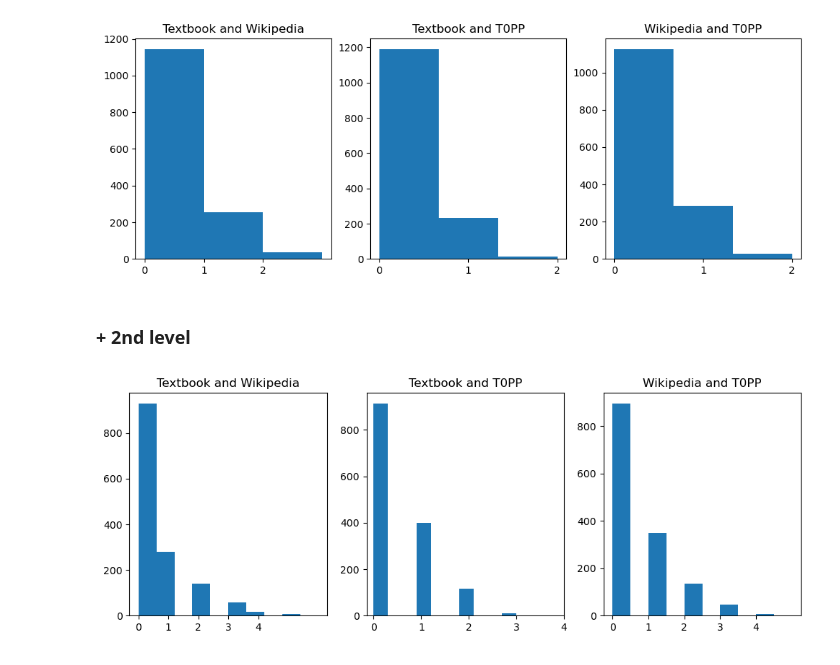
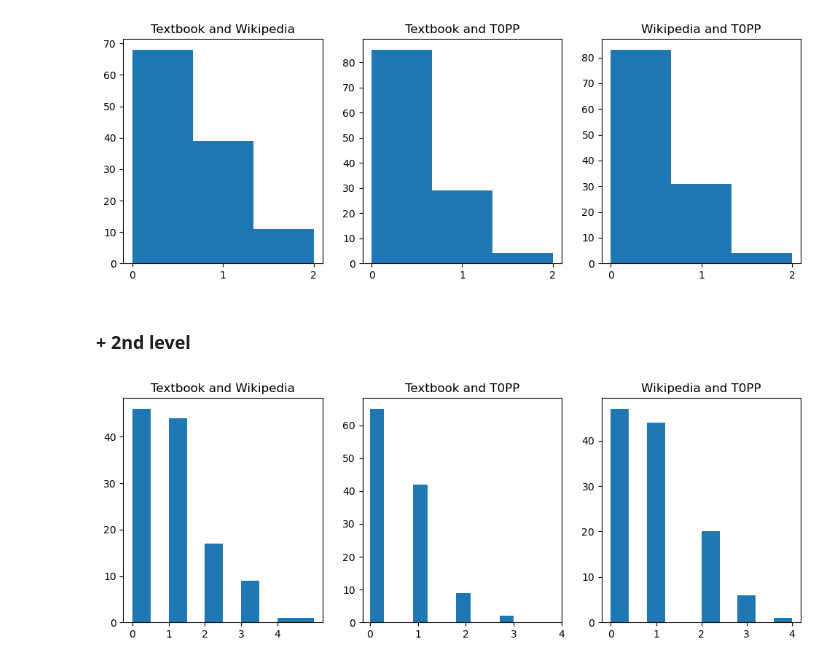
Before and after one commit to mlcolab/learning-dependencies, a Jupyter notebook: exp/22_Metrics.ipynb, the cells around one changed output. Cells and saved outputs as stored; diff of their text form; code cells hidden in the pictures.

```diff
--- a/exp/22_Metrics.ipynb
+++ b/exp/22_Metrics.ipynb
@@ -5,12 +9,17 @@ from matplotlib import pyplot as plt
+# %%
+MIN_OCCURENCES=5
 # %%
 df_wiki = pd.read_csv("../dat/wiki/graph.csv")
 df_llm = pd.read_json("../dat/llm/graph.json")
 df_textbook = pd.read_json("../dat/textbooks/graph.json").iloc[:,[0,3]]
 df_textbook.columns=['concept','dep_articles_textbook']
 df_wiki.dep_articles = [[dep[1] for dep in ast.literal_eval(deps)] for deps in (df_wiki.dep_articles)]
+# %%
+_, _, df_count = data_layer.read_index_and_wiki_concepts(include_counts=True)
 # %%
 deps = pd.merge(df_wiki[['concept', 'dep_articles']], df_llm[['concept', 'dep_articles']], on="concept", suffixes=('_wiki', '_llm'))
 deps = pd.merge(deps[['concept', 'dep_articles_wiki', 'dep_articles_llm']], df_textbook[['concept', 'dep_articles_textbook']], on="concept")
+deps = pd.merge(deps, df_count, on="concept")
 # %%
 def get_number_common_concepts(concept, first, second):
     deps1 = set(first)
@@ -23,18 +32,20 @@ def get_number_common_concepts(concept, first, second):
 deps['num_common_tb_wiki'] = deps.apply(lambda r: get_number_common_concepts(r.concept, r.dep_articles_textbook, r.dep_articles_wiki), axis=1)
 deps['num_common_tb_llm'] = deps.apply(lambda r: get_number_common_concepts(r.concept, r.dep_articles_textbook, r.dep_articles_llm), axis=1)
 deps['num_common_llm_wiki'] = deps.apply(lambda r: get_number_common_concepts(r.concept, r.dep_articles_llm, r.dep_articles_wiki), axis=1)
+# %%
+filter = deps['count']>=MIN_OCCURENCES
 # %%
 figs, ax = plt.subplots(1, 3, figsize=(12,4))
 ax[0].set_title("Textbook and Wikipedia")
-ax[0].hist(deps['num_common_tb_wiki'], bins=3)
+ax[0].hist(deps.loc[filter,'num_common_tb_wiki'], bins=3)
 ax[1].set_title("Textbook and T0PP")
-ax[1].hist(deps['num_common_tb_llm'], bins=3)
+ax[1].hist(deps.loc[filter,'num_common_tb_llm'], bins=3)
 ax[2].set_title("Wikipedia and T0PP")
-ax[2].hist(deps['num_common_llm_wiki'], bins=3)
+ax[2].hist(deps.loc[filter,'num_common_llm_wiki'], bins=3)
 for i in range(3): ax[i].set_xticks(range(3))
 plt.show()
 # %% [output]
-[figure, old version]
+[figure, new version]
 # %% [markdown]
 ### + 2nd level
 # %%
@@ -60,12 +71,12 @@ deps['num_common_llm_wiki2'] = deps.apply(lambda r: get_number_common_concepts(r
 # %%
 figs, ax = plt.subplots(1, 3, figsize=(12,4))
 ax[0].set_title("Textbook and Wikipedia")
-ax[0].hist(deps['num_common_tb_wiki2'])
+ax[0].hist(deps.loc[filter,'num_common_tb_wiki2'])
 ax[1].set_title("Textbook and T0PP")
-ax[1].hist(deps['num_common_tb_llm2'])
+ax[1].hist(deps.loc[filter, 'num_common_tb_llm2'])
 ax[2].set_title("Wikipedia and T0PP")
-ax[2].hist(deps['num_common_llm_wiki2'])
+ax[2].hist(deps.loc[filter, 'num_common_llm_wiki2'])
 for i in range(3): ax[i].set_xticks(range(5))
 plt.show()
 # %% [output]
-[figure, old version]
+[figure, new version]
```
Also changed, not shown: parts of 1 cell of this notebook, 6 other files.
